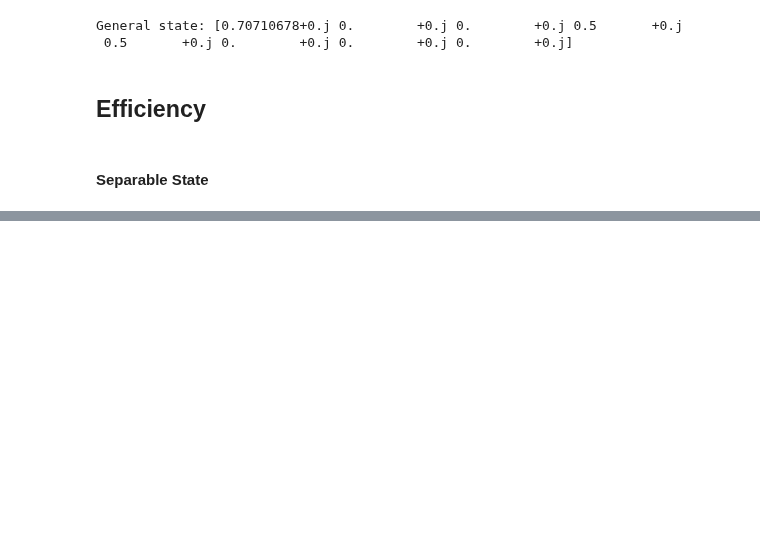
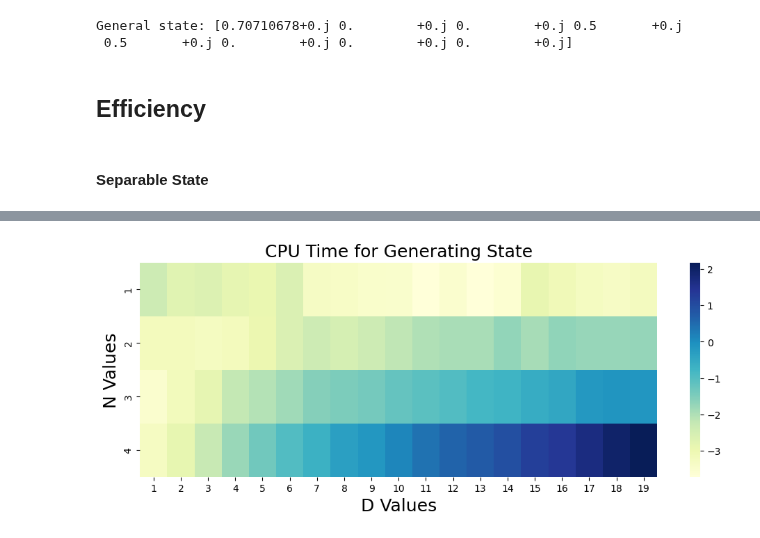
Before and after one commit to sdracia/QIC, a Jupyter notebook: 06_Assignement/density_matrix.ipynb, the cells around one changed output, grey strips where cells are left out. Drawn from its saved outputs; the diff is of its cells as text; code cells hidden in the pictures; blank space fills up the shorter version.

```diff
--- a/06_Assignement/density_matrix.ipynb
+++ b/06_Assignement/density_matrix.ipynb
@@ -136,0 +135,23 @@ plt.show()
+# %%
+# parameters
+
+N_max = 5
+D_max = 20  # è la dimensione di ciascun sottoinsieme; qui non ho la necessità
+        # di scrivere local_dim1 = ... perchè è uguale per tutti
+
+seed = 12345
+
+type = "general"
+
+N_sizes, D_sizes, cpu_times_matrix_general, bytes_matrix_general = fu.comput_time(N_max, D_max, seed, type)
+# %%
+# Plot the heatmap
+plt.figure(figsize=(12, 4))
+sns.heatmap(np.log10(cpu_times_matrix_general), annot=False, cmap="YlGnBu",
+            xticklabels=D_sizes, yticklabels=N_sizes)
+plt.title("CPU Time for Generating State", fontsize=18)
+plt.xlabel("D Values", fontsize=18)
+plt.ylabel("N Values", fontsize=18)
+plt.show()
+# %% [output]
+[figure, added]
```
Also changed, not shown: parts of 16 cells of this notebook, 3 other files.
